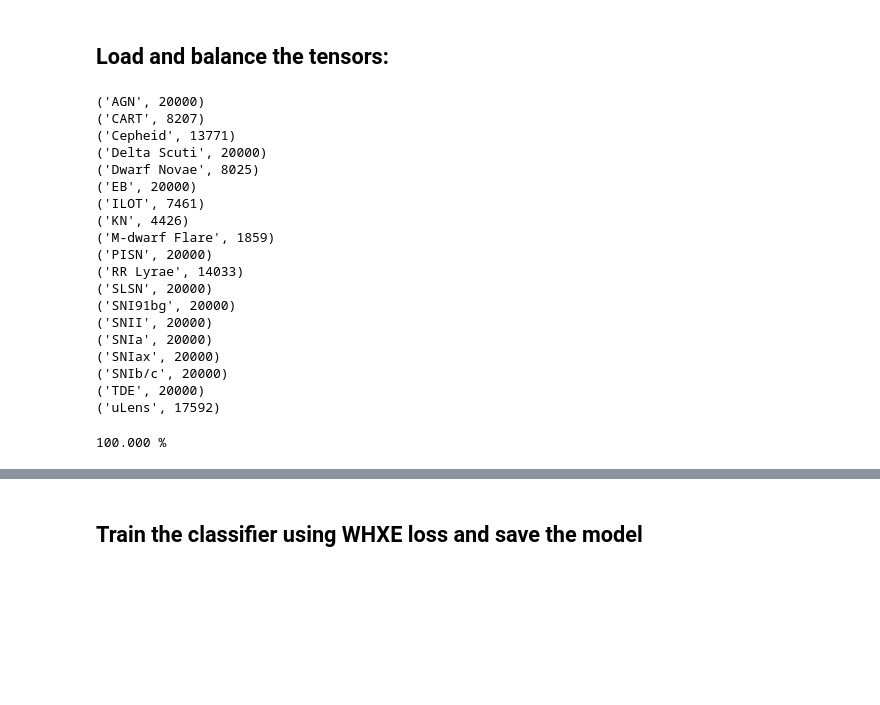
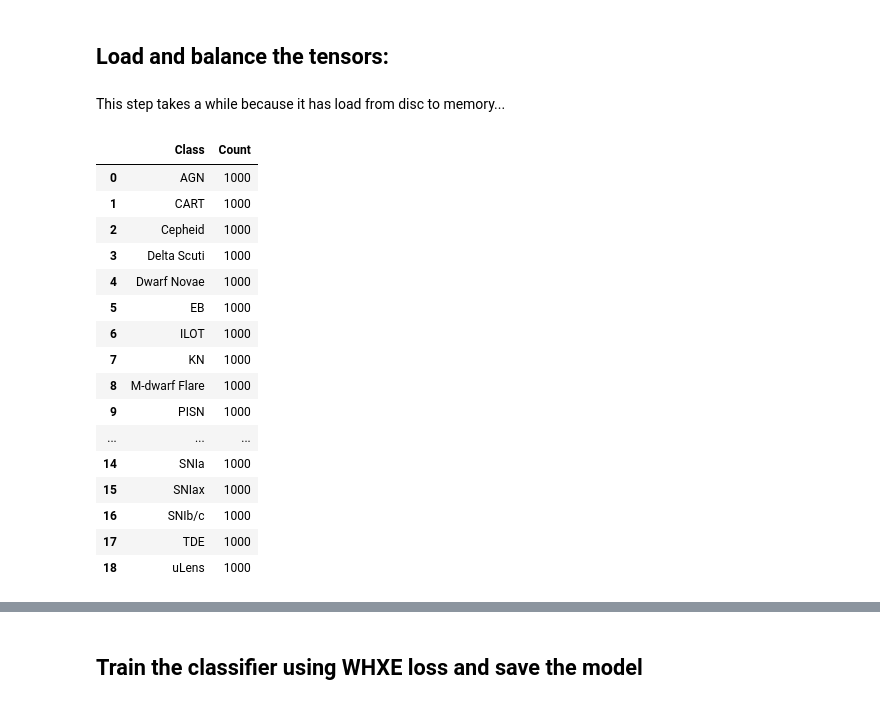
Before and after one commit to uiucsn/Astro-ORACLE, a Jupyter notebook: train_LSTM.ipynb, the cells around one changed output, grey strips where cells are left out. Saved outputs shown, nothing was run; the diff lists cells and outputs as text; code cells hidden in the pictures; blank space fills up the shorter version.

Commit message:
Initial code to train for partial lcs

```diff
--- a/train_LSTM.ipynb
+++ b/train_LSTM.ipynb
@@ -32,3 +25,5 @@ To enable the following instructions: SSE3 SSE4.1 SSE4.2 AVX, in other operation
 # %% [markdown]
 ## Load and balance the tensors:
+# %% [markdown]
+This step takes a while because it has load from disc to memory...
 # %%
@@ -44,51 +35,50 @@ astrophysical_classes = load("processed/train/a_labels.pkl")
 elasticc_classes = load("processed/train/e_label.pkl")
 # %%
 # Balance the data set in some way
-max_class_count = 20000
+max_class_count = 1000
 
 X_ts_balanced = []
 X_static_balanced = []
 Y_balanced = []
 lengths_balanced = []
 astrophysical_classes_balanced = []
 elasticc_classes_balanced = []
 
 for c in np.unique(astrophysical_classes):
 
     idx = np.where(np.array(astrophysical_classes) == c)[0]
 
     if len(idx) > max_class_count:
         idx = idx[:max_class_count]
 
     X_ts_balanced += [X_ts[i] for i in idx]
     X_static_balanced += [X_static[i]['MWEBV'] for i in idx]
     Y_balanced += [Y[i] for i in idx]
     astrophysical_classes_balanced += [astrophysical_classes[i] for i in idx]
     elasticc_classes_balanced += [elasticc_classes[i] for i in idx]
 
+# Print summary of the data set used for training and validation
 a, b = np.unique(astrophysical_classes_balanced, return_counts=True)
-for c in zip(a, b):
-    print(c)
+data_summary = pd.DataFrame(data = {'Class': a, 'Count': b})
+data_summary
 # %% [output]
-('AGN', 20000)
-('CART', 8207)
-('Cepheid', 13771)
-('Delta Scuti', 20000)
-('Dwarf Novae', 8025)
-('EB', 20000)
-('ILOT', 7461)
-('KN', 4426)
-('M-dwarf Flare', 1859)
-('PISN', 20000)
-('RR Lyrae', 14033)
-('SLSN', 20000)
-('SNI91bg', 20000)
-('SNII', 20000)
-('SNIa', 20000)
-('SNIax', 20000)
-('SNIb/c', 20000)
-('TDE', 20000)
-('uLens', 17592)
+|  | Class | Count |
+| 0 | AGN | 1000 |
+| 1 | CART | 1000 |
+| 2 | Cepheid | 1000 |
+| 3 | Delta Scuti | 1000 |
+| 4 | Dwarf Novae | 1000 |
+| 5 | EB | 1000 |
+| 6 | ILOT | 1000 |
+| 7 | KN | 1000 |
+| 8 | M-dwarf Flare | 1000 |
+| 9 | PISN | 1000 |
+| ... | ... | ... |
+| 14 | SNIa | 1000 |
+| 15 | SNIax | 1000 |
+| 16 | SNIb/c | 1000 |
+| 17 | TDE | 1000 |
+| 18 | uLens | 1000 |
 # %%
 # clear up memory
 del X_ts
@@ -96,12 +86,5 @@ del X_static
 del Y
 del astrophysical_classes
 del elasticc_classes
-# %%
-# Pad for TF masking layer
-for ind in range(len(X_ts_balanced)):
-    print(f"{(ind/len(X_ts_balanced) * 100):.3f} %", end="\r")
-    X_ts_balanced[ind] = np.pad(X_ts_balanced[ind], ((0, ts_length - len(X_ts_balanced[ind])), (0, 0)))
-# %% [output]
-100.000 %
 # %%
 # Split into train and validation
```
Also changed, not shown: parts of 20 cells of this notebook, 1 other file.
